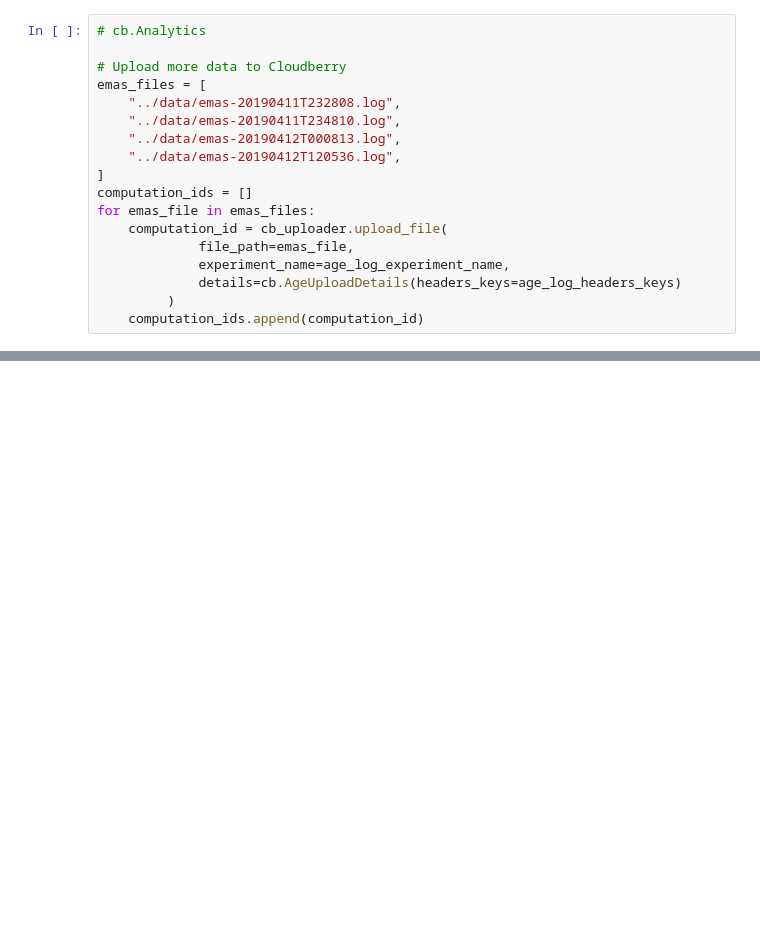
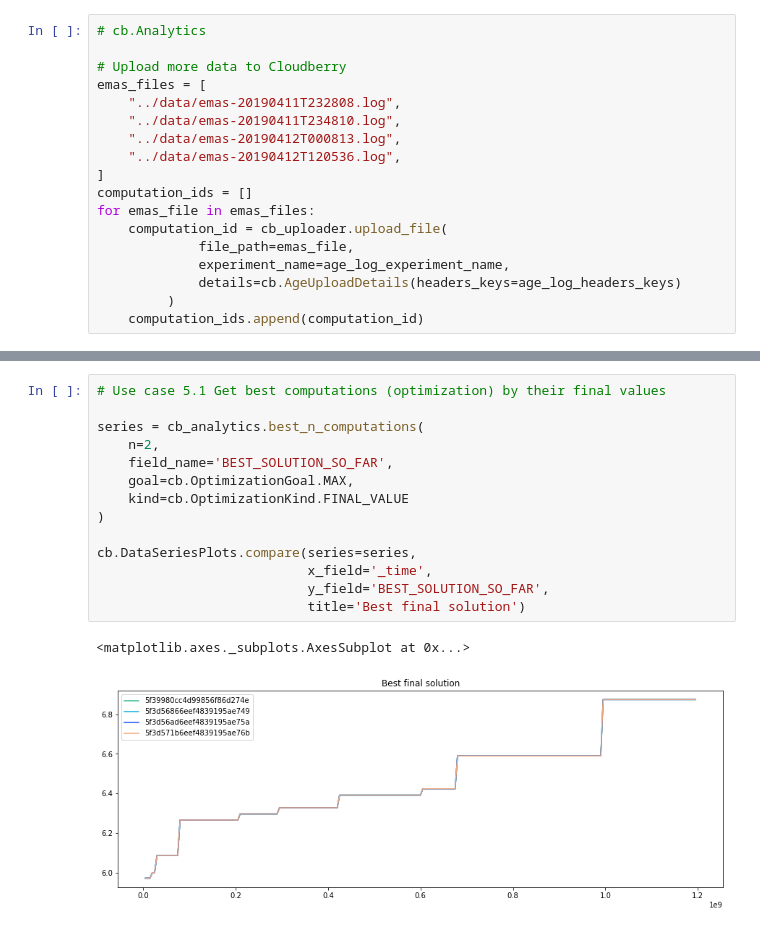
Before and after one commit to olliekrk/cloud-berry, a Jupyter notebook: cloudberry-py/example/cloudberry_demo.ipynb, the cells around one changed output, grey strips where cells are left out. Saved outputs shown, nothing was run; the diff lists cells and outputs as text; blank space fills up the shorter version.

```diff
--- a/cloudberry-py/example/cloudberry_demo.ipynb
+++ b/cloudberry-py/example/cloudberry_demo.ipynb
@@ -231,0 +235,17 @@ cb.DataSeriesPlots.compare(series=series,
+# %%
+# Use case 5.1 Get best computations (optimization) by their final values
+
+series = cb_analytics.best_n_computations(
+    n=2,
+    field_name='BEST_SOLUTION_SO_FAR',
+    goal=cb.OptimizationGoal.MAX,
+    kind=cb.OptimizationKind.FINAL_VALUE
+)
+
+cb.DataSeriesPlots.compare(series=series,
+                           x_field='_time',
+                           y_field='BEST_SOLUTION_SO_FAR',
+                           title='Best final solution')
+# %% [output]
+<matplotlib.axes._subplots.AxesSubplot at 0x...>
+[figure, added]
```
Also changed, not shown: parts of 9 cells of this notebook, 4 other files.
